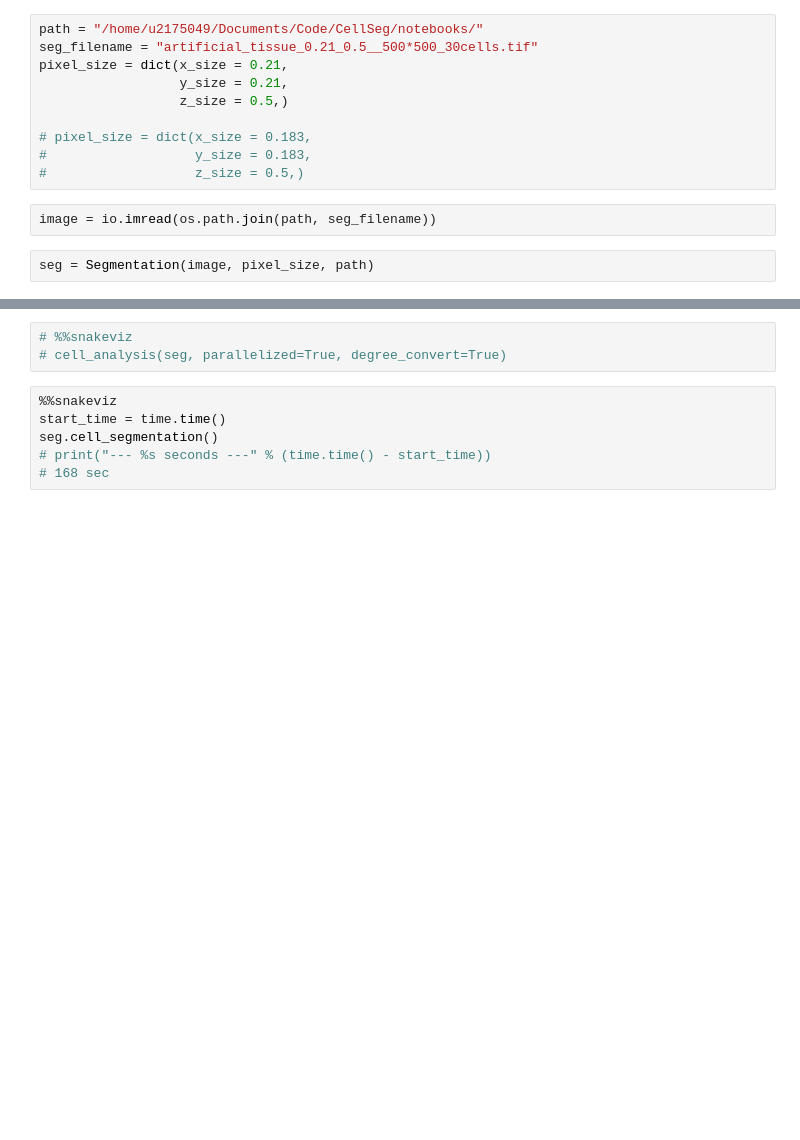
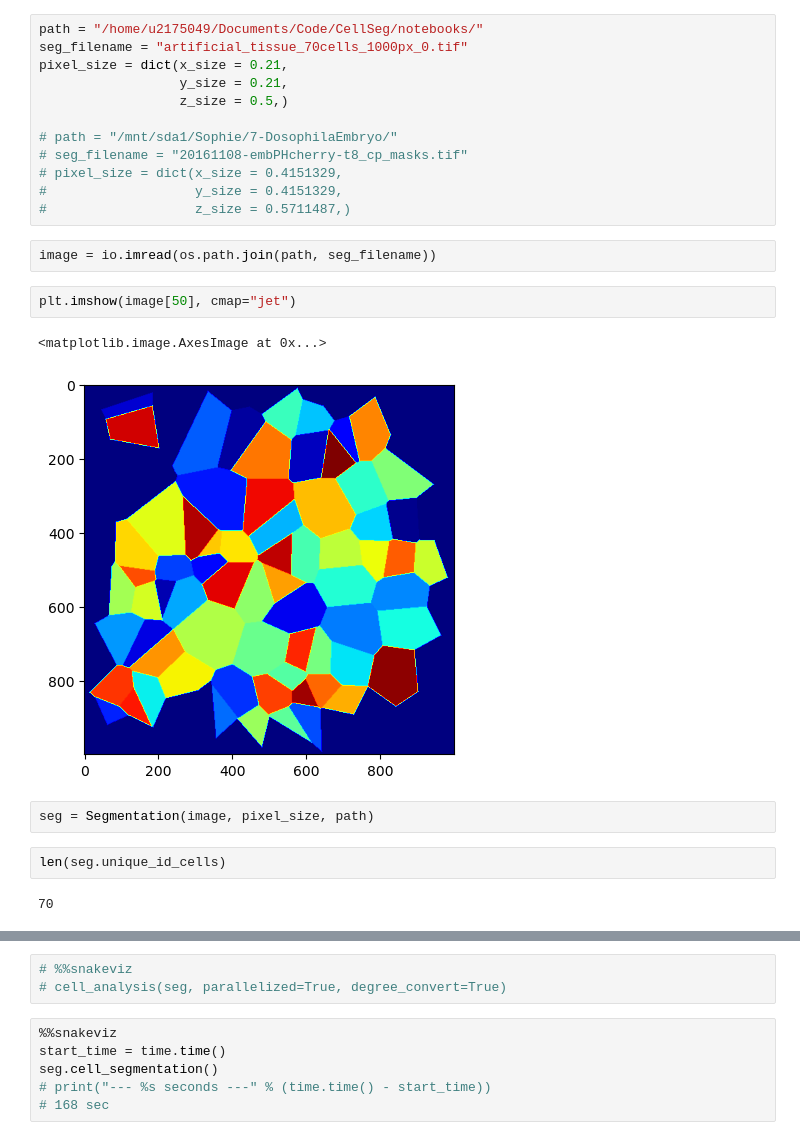
Before and after one commit to TimSaundersLab/CellMet, a Jupyter notebook: notebooks/0-Paper-3DCellSegmentation-TimeExecution.ipynb, the cells around one changed output, grey strips where cells are left out. Drawn from its saved outputs; the diff is of its cells as text; blank space fills up the shorter version.

```diff
--- a/notebooks/0-Paper-3DCellSegmentation-TimeExecution.ipynb
+++ b/notebooks/0-Paper-3DCellSegmentation-TimeExecution.ipynb
@@ -14,17 +16,28 @@ from CellSeg.analysis import cell_analysis, edge_analysis, face_analysis
 # %%
 path = "/home/u2175049/Documents/Code/CellSeg/notebooks/"
-seg_filename = "artificial_tissue_0.21_0.5__500*500_30cells.tif"
+seg_filename = "artificial_tissue_70cells_1000px_0.tif"
 pixel_size = dict(x_size = 0.21,
                   y_size = 0.21,
                   z_size = 0.5,)
 
-# pixel_size = dict(x_size = 0.183,
-#                   y_size = 0.183,
-#                   z_size = 0.5,)
+# path = "/mnt/sda1/Sophie/7-DosophilaEmbryo/"
+# seg_filename = "20161108-embPHcherry-t8_cp_masks.tif"
+# pixel_size = dict(x_size = 0.4151329,
+#                   y_size = 0.4151329,
+#                   z_size = 0.5711487,)
 # %%
 image = io.imread(os.path.join(path, seg_filename))
+# %%
+plt.imshow(image[50], cmap="jet")
+# %% [output]
+<matplotlib.image.AxesImage at 0x...>
+[figure, added]
 # %%
 seg = Segmentation(image, pixel_size, path)
+# %%
+len(seg.unique_id_cells)
+# %% [output]
+70
 # %%
 %%snakeviz
 start_time = time.time()
```
Also changed, not shown: parts of 21 cells of this notebook, 10 other files.
